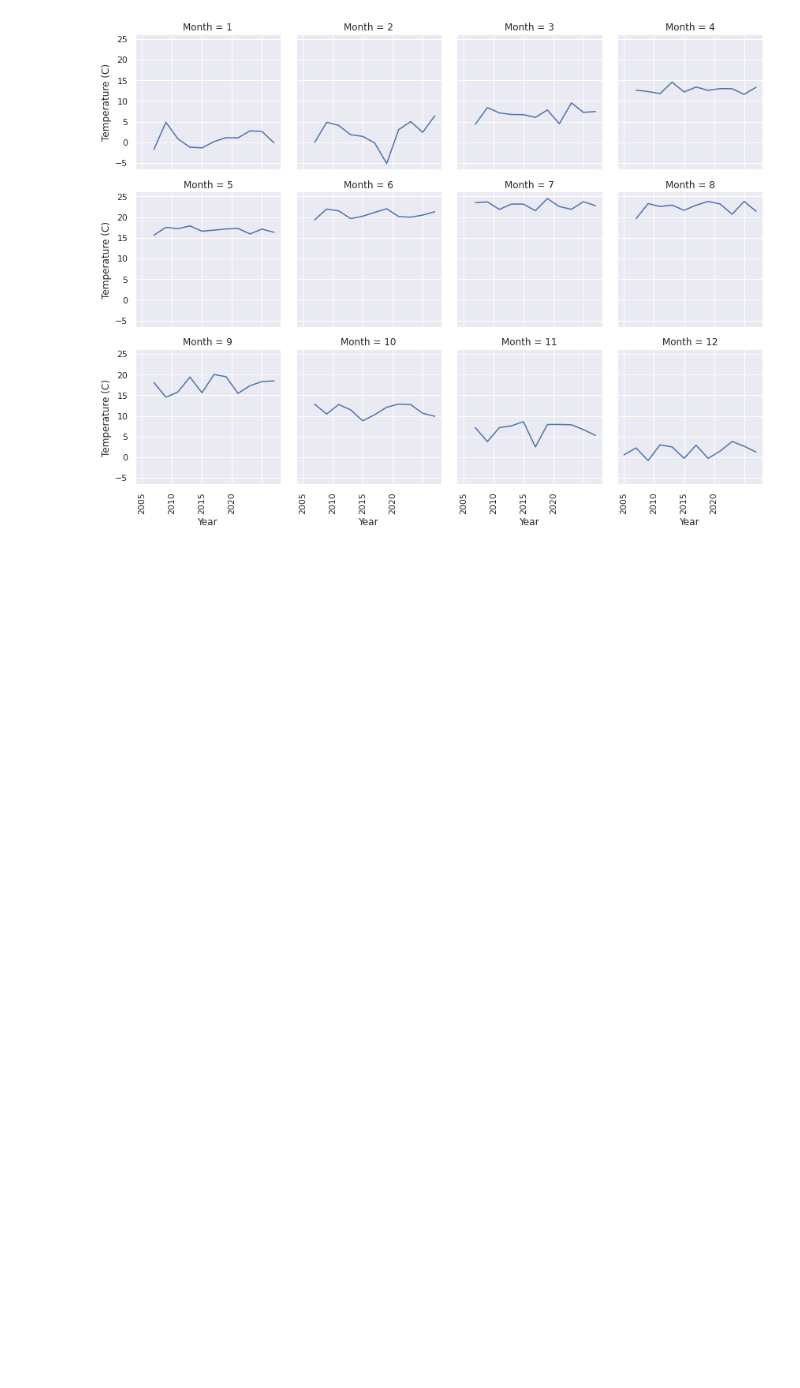
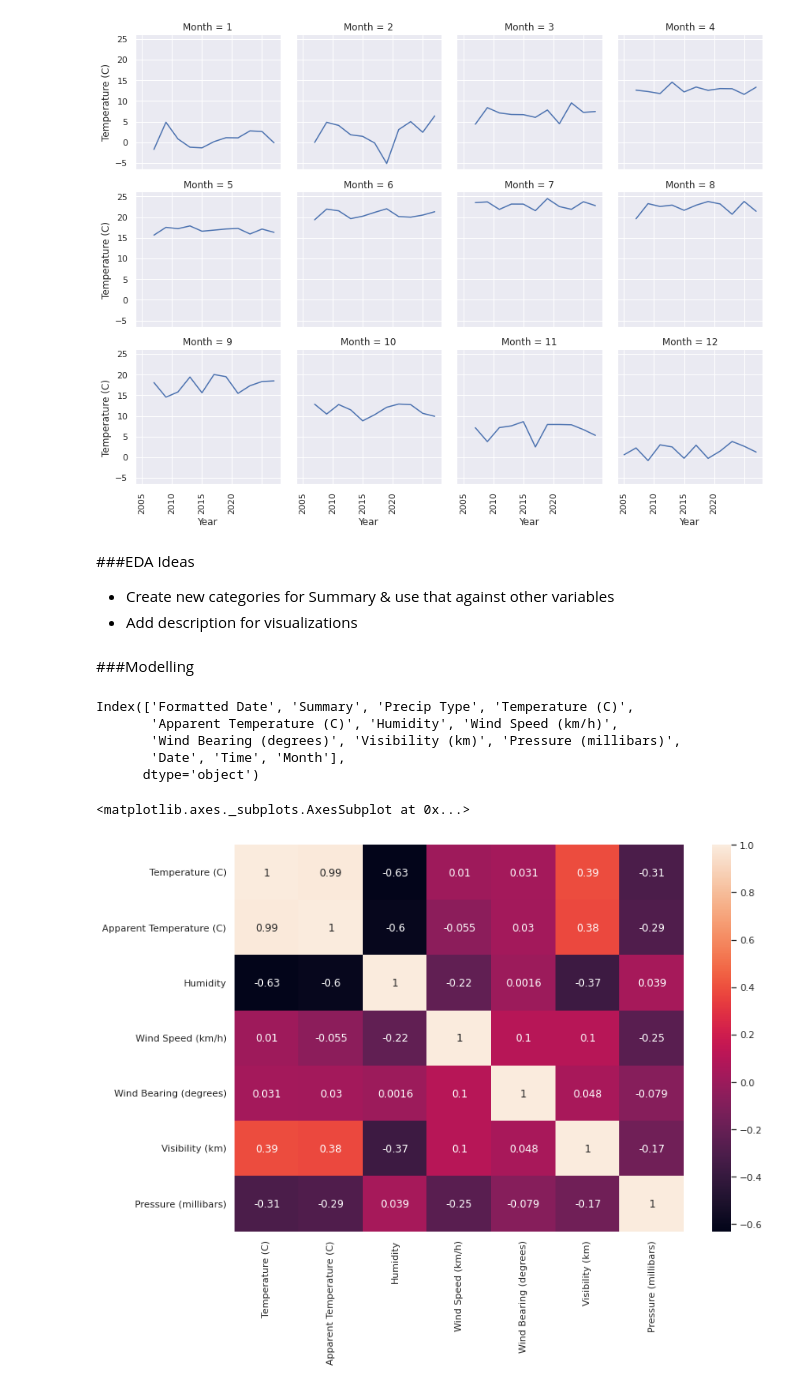
Before and after one commit to nandinib1999/Weather-in-Szeged-2006-2016, a Jupyter notebook: Weather_in_Szeged_2006_2016.ipynb, the cells around one changed output. Drawn from its saved outputs; the diff is of its cells as text; code cells hidden in the pictures; blank space fills up the shorter version.

```diff
--- a/Weather_in_Szeged_2006_2016.ipynb
+++ b/Weather_in_Szeged_2006_2016.ipynb
@@ -583,3 +580,24 @@ plt.show()
 # %% [output]
 <Figure size 1440x576 with 0 Axes>
 [figure]
+# %% [markdown]
+###EDA Ideas
+- Create new categories for Summary & use that against other variables
+- Add description for visualizations
+# %% [markdown]
+###Modelling
+# %%
+df = df.drop(columns=['Year'])
+print(df.columns)
+# %% [output]
+Index(['Formatted Date', 'Summary', 'Precip Type', 'Temperature (C)',
+       'Apparent Temperature (C)', 'Humidity', 'Wind Speed (km/h)',
+       'Wind Bearing (degrees)', 'Visibility (km)', 'Pressure (millibars)',
+       'Date', 'Time', 'Month'],
+      dtype='object')
+# %%
+corr_df = df.corr()
+sns.heatmap(corr_df, cbar='thermal', annot=True)
+# %% [output]
+<matplotlib.axes._subplots.AxesSubplot at 0x...>
+[figure, added]
```
Also changed, not shown: parts of 49 cells of this notebook.
